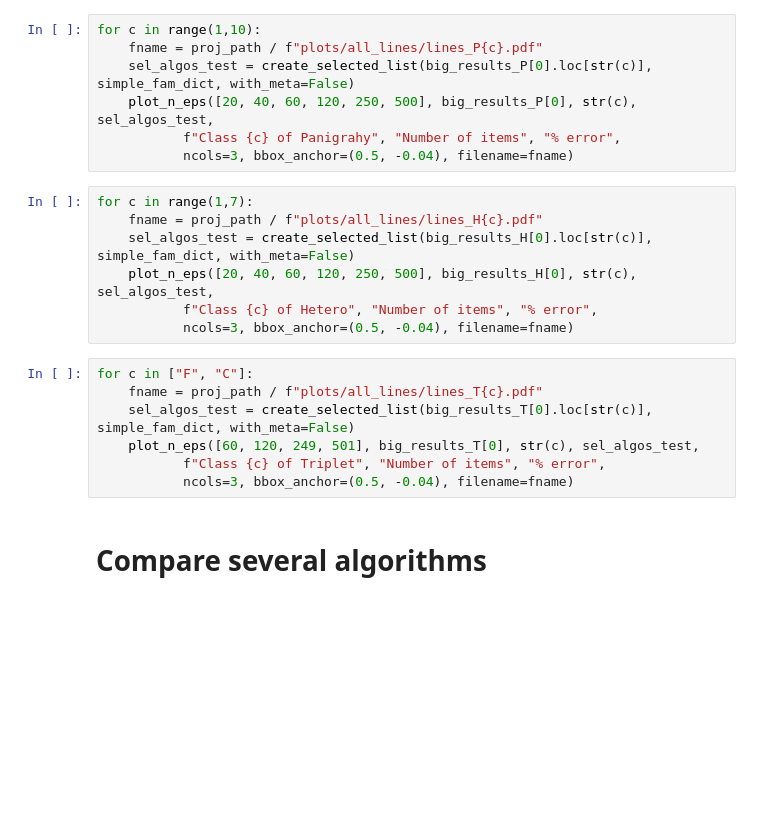
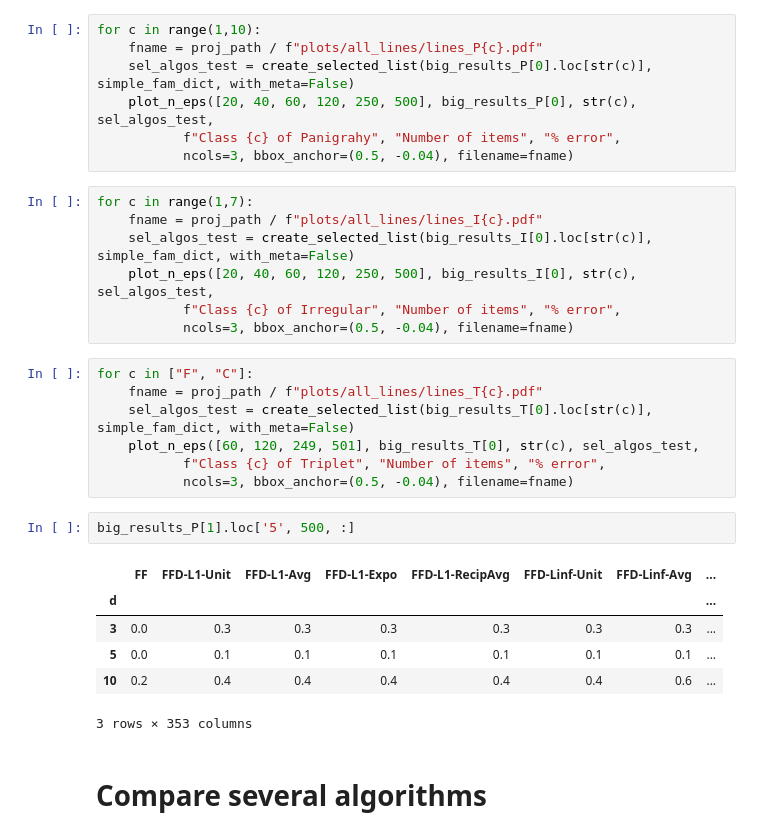
Before and after one commit to Vectorpack/experiments_vector_paper, a Jupyter notebook: results_data/notebooks/compare_algos.ipynb, the cells around one changed output. Drawn from its saved outputs; the diff is of its cells as text; blank space fills up the shorter version.

Commit message:
Rename Hetero benchmark to Irregular

```diff
--- a/results_data/notebooks/compare_algos.ipynb
+++ b/results_data/notebooks/compare_algos.ipynb
@@ -1065,10 +1145,10 @@ for c in range(1,10):
            ncols=3, bbox_anchor=(0.5, -0.04), filename=fname)
 # %%
 for c in range(1,7):
-    fname = proj_path / f"plots/all_lines/lines_H{c}.pdf"
-    sel_algos_test = create_selected_list(big_results_H[0].loc[str(c)], simple_fam_dict, with_meta=False)
-    plot_n_eps([20, 40, 60, 120, 250, 500], big_results_H[0], str(c), sel_algos_test,
-           f"Class {c} of Hetero", "Number of items", "% error",
+    fname = proj_path / f"plots/all_lines/lines_I{c}.pdf"
+    sel_algos_test = create_selected_list(big_results_I[0].loc[str(c)], simple_fam_dict, with_meta=False)
+    plot_n_eps([20, 40, 60, 120, 250, 500], big_results_I[0], str(c), sel_algos_test,
+           f"Class {c} of Irregular", "Number of items", "% error",
            ncols=3, bbox_anchor=(0.5, -0.04), filename=fname)
 # %%
 for c in ["F", "C"]:
@@ -1077,6 +1157,15 @@ for c in ["F", "C"]:
     plot_n_eps([60, 120, 249, 501], big_results_T[0], str(c), sel_algos_test,
            f"Class {c} of Triplet", "Number of items", "% error",
            ncols=3, bbox_anchor=(0.5, -0.04), filename=fname)
+# %%
+big_results_P[1].loc['5', 500, :]
+# %% [output]
+|  | FF | FFD-L1-Unit | FFD-L1-Avg | FFD-L1-Expo | FFD-L1-RecipAvg | FFD-Linf-Unit | FFD-Linf-Avg | ... |
+| d |  |  |  |  |  |  |  | ... |
+| 3 | 0.0 | 0.3 | 0.3 | 0.3 | 0.3 | 0.3 | 0.3 | ... |
+| 5 | 0.0 | 0.1 | 0.1 | 0.1 | 0.1 | 0.1 | 0.1 | ... |
+| 10 | 0.2 | 0.4 | 0.4 | 0.4 | 0.4 | 0.4 | 0.6 | ... |
+3 rows × 353 columns
 # %% [markdown]
 # Compare several algorithms
 # %%
```
Also changed, not shown: parts of 37 cells of this notebook, 5 other files.
